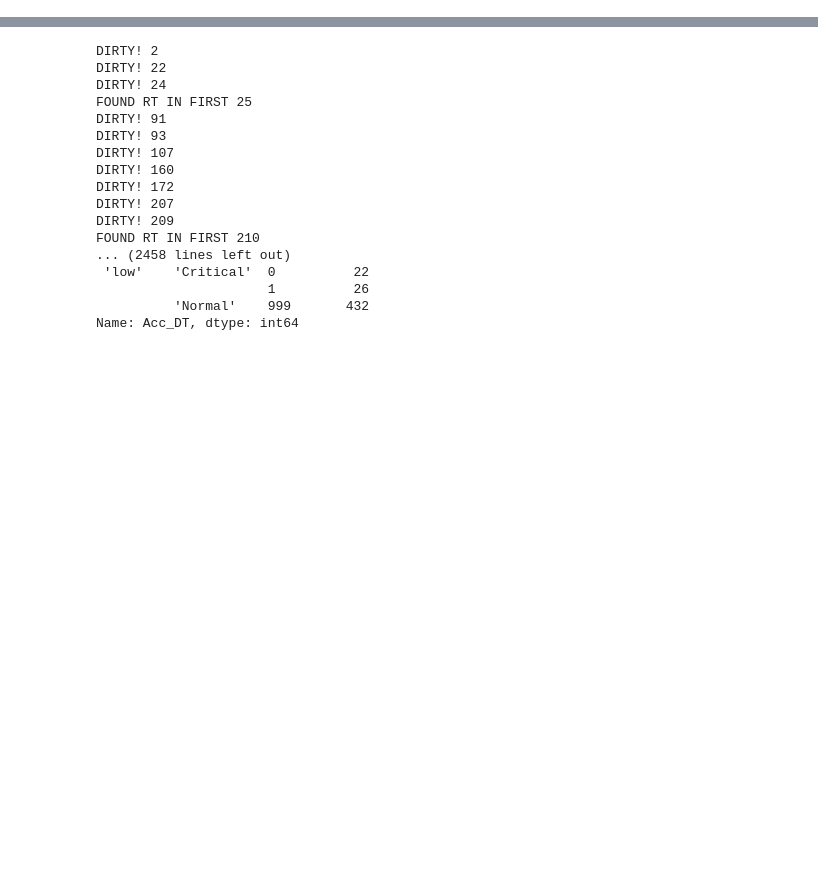
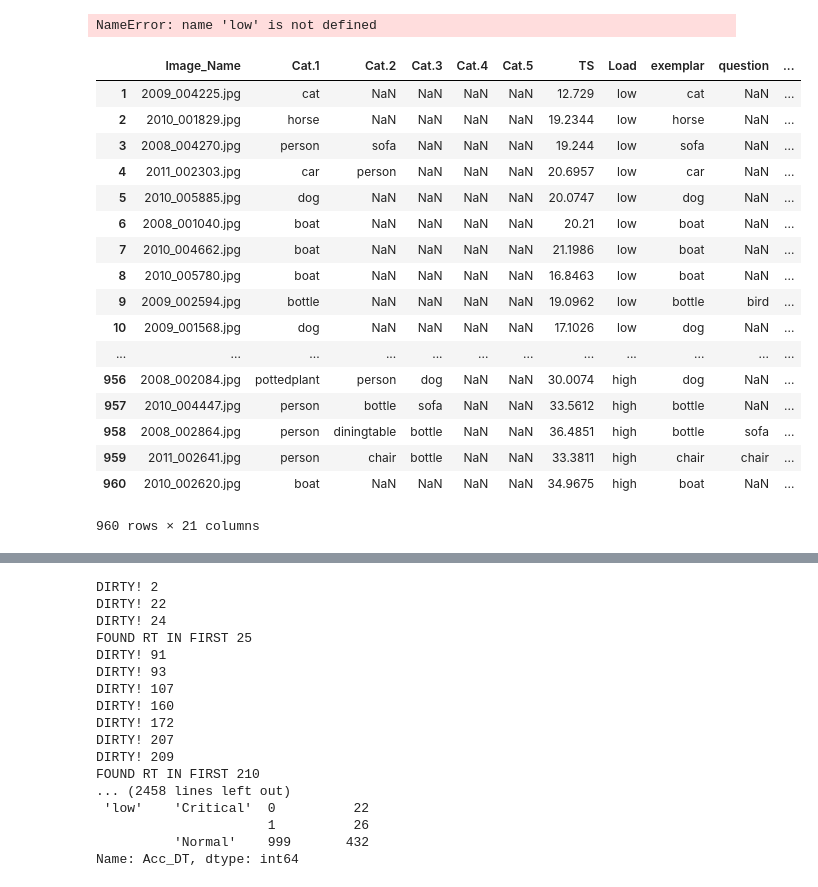
Before and after one commit to LucaChech/load, a Jupyter notebook: analysis/descriptives-function-dataframe.ipynb, the cells around one changed output, grey strips where cells are left out. Drawn from its saved outputs; the diff is of its cells as text; code cells hidden in the pictures; blank space fills up the shorter version.

```diff
--- a/analysis/descriptives-function-dataframe.ipynb
+++ b/analysis/descriptives-function-dataframe.ipynb
@@ -84,0 +147,25 @@ Automatic pdb calling has been turned ON
+# %%
+df['RT_TO'].between(low, high, inclusive=False).mean()
+# %% [output]
+NameError: name 'low' is not defined
+# %%
+df
+# %% [output]
+|  | Image_Name | Cat.1 | Cat.2 | Cat.3 | Cat.4 | Cat.5 | TS | Load | exemplar | question | ... |
+| 1 | 2009_004225.jpg | cat | NaN | NaN | NaN | NaN | 12.729 | low | cat | NaN | ... |
+| 2 | 2010_001829.jpg | horse | NaN | NaN | NaN | NaN | 19.2344 | low | horse | NaN | ... |
+| 3 | 2008_004270.jpg | person | sofa | NaN | NaN | NaN | 19.244 | low | sofa | NaN | ... |
+| 4 | 2011_002303.jpg | car | person | NaN | NaN | NaN | 20.6957 | low | car | NaN | ... |
+| 5 | 2010_005885.jpg | dog | NaN | NaN | NaN | NaN | 20.0747 | low | dog | NaN | ... |
+| 6 | 2008_001040.jpg | boat | NaN | NaN | NaN | NaN | 20.21 | low | boat | NaN | ... |
+| 7 | 2010_004662.jpg | boat | NaN | NaN | NaN | NaN | 21.1986 | low | boat | NaN | ... |
+| 8 | 2010_005780.jpg | boat | NaN | NaN | NaN | NaN | 16.8463 | low | boat | NaN | ... |
+| 9 | 2009_002594.jpg | bottle | NaN | NaN | NaN | NaN | 19.0962 | low | bottle | bird | ... |
+| 10 | 2009_001568.jpg | dog | NaN | NaN | NaN | NaN | 17.1026 | low | dog | NaN | ... |
+| ... | ... | ... | ... | ... | ... | ... | ... | ... | ... | ... | ... |
+| 956 | 2008_002084.jpg | pottedplant | person | dog | NaN | NaN | 30.0074 | high | dog | NaN | ... |
+| 957 | 2010_004447.jpg | person | bottle | sofa | NaN | NaN | 33.5612 | high | bottle | NaN | ... |
+| 958 | 2008_002864.jpg | person | diningtable | bottle | NaN | NaN | 36.4851 | high | bottle | sofa | ... |
+| 959 | 2011_002641.jpg | person | chair | bottle | NaN | NaN | 33.3811 | high | chair | chair | ... |
+| 960 | 2010_002620.jpg | boat | NaN | NaN | NaN | NaN | 34.9675 | high | boat | NaN | ... |
+960 rows × 21 columns
```
Also changed, not shown: parts of 23 cells of this notebook, 4 other files.
